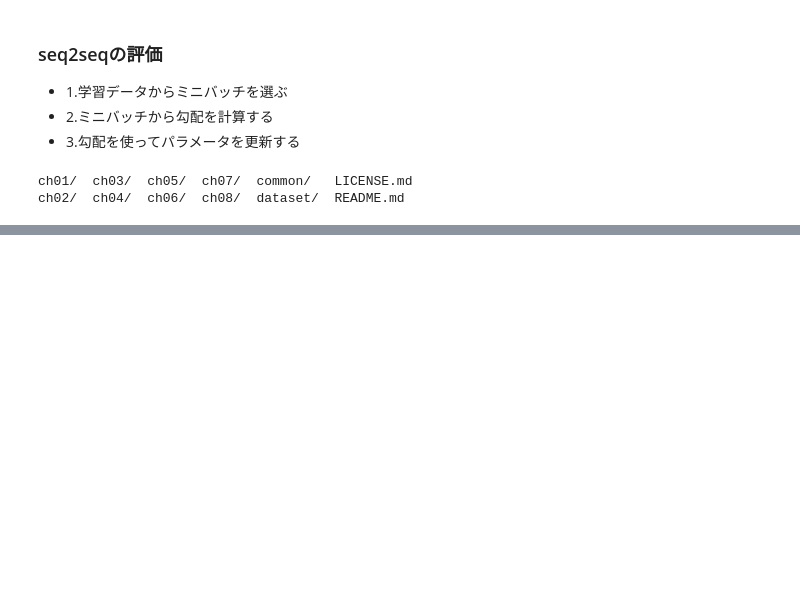
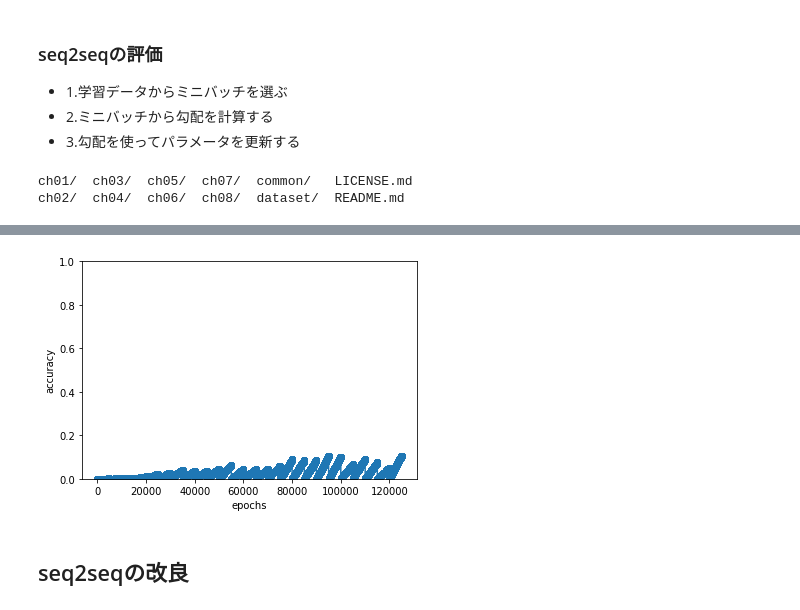
Before and after one commit to KamonohashiPerry/MachineLearning, a Jupyter notebook: deep-learning-from-scratch-2/Chapter7.ipynb, the cells around one changed output, grey strips where cells are left out. Saved outputs shown, nothing was run; the diff lists cells and outputs as text; code cells hidden in the pictures; blank space fills up the shorter version.

```diff
--- a/deep-learning-from-scratch-2/Chapter7.ipynb
+++ b/deep-learning-from-scratch-2/Chapter7.ipynb
@@ -377,0 +375,12 @@ val acc 0.040%
+# %%
+# グラフの描画
+x = np.arange(len(acc_list))
+plt.plot(x, acc_list, marker='o')
+plt.xlabel('epochs')
+plt.ylabel('accuracy')
+plt.ylim(0, 1.0)
+plt.show()
+# %% [output]
+[figure, added]
+# %% [markdown]
+## seq2seqの改良
```
Also changed, not shown: parts of 7 cells of this notebook.
